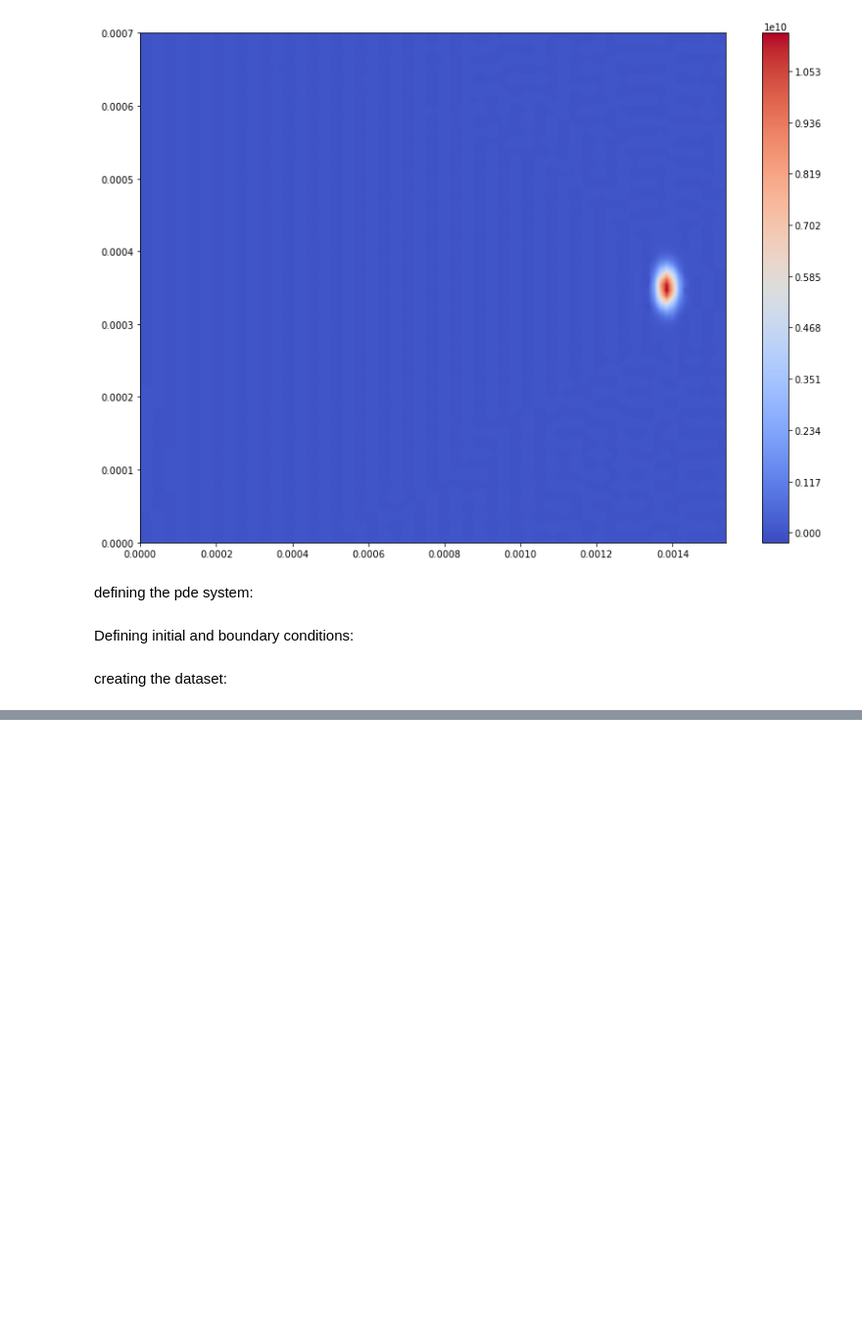
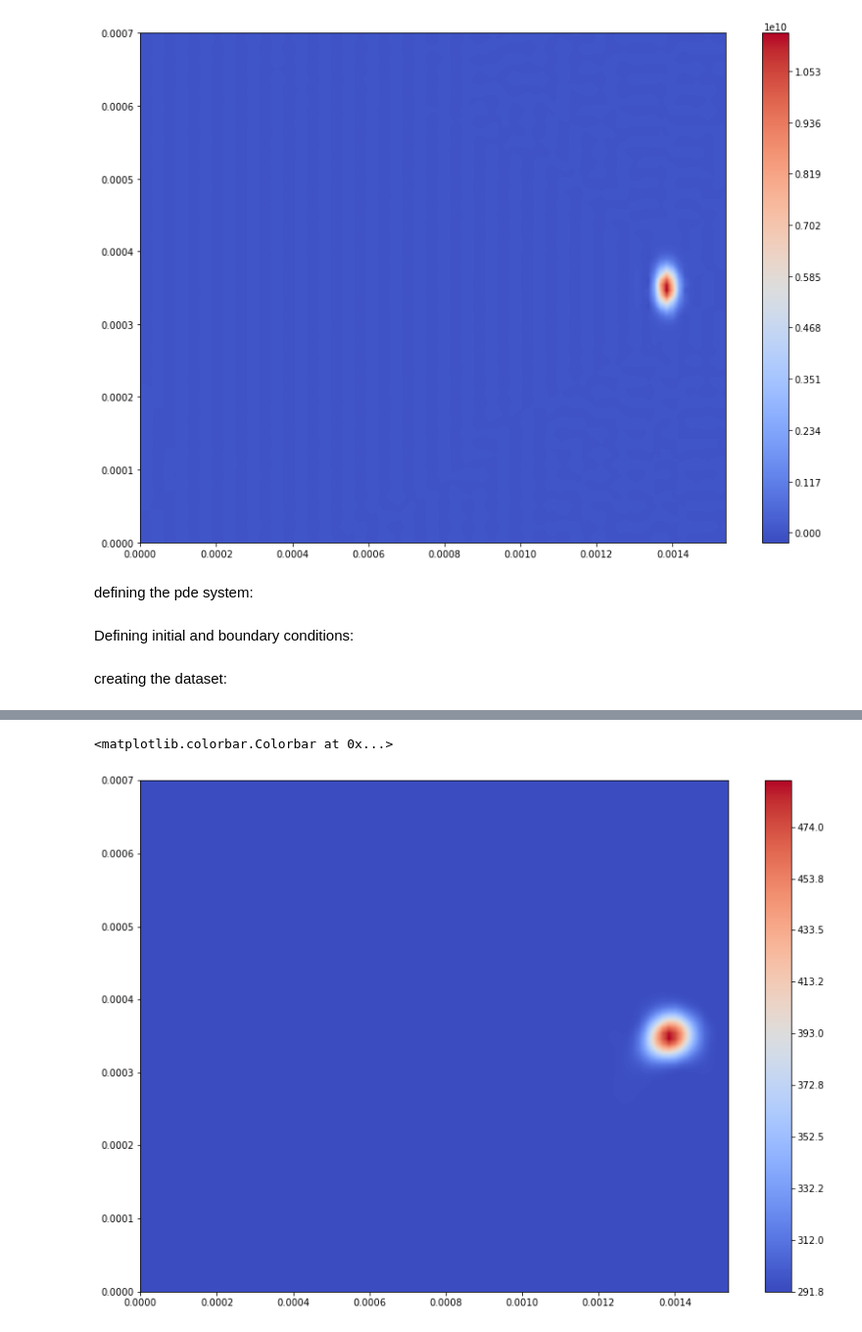
Before and after one commit to snilsn/pinn_slm, a Jupyter notebook: slm.ipynb, the cells around one changed output, grey strips where cells are left out. Shown at 98% size. Drawn from its saved outputs; the diff is of its cells as text; code cells hidden in the pictures; blank space fills up the shorter version.

```diff
--- a/slm.ipynb
+++ b/slm.ipynb
@@ -281,0 +320,18 @@ Step      Train loss                                  Test loss
+# %%
+x_lin = np.linspace(0, x)
+y_lin = np.linspace(0, y)
+xx, yy, zz, tt = np.meshgrid(x_lin, y_lin, [z], [t])
+X = np.vstack((np.ravel(xx), np.ravel(yy), np.ravel(zz), np.ravel(tt))).T
+
+Y = model.predict(X)
+
+xi = np.linspace(xx.min(), xx.max(), 100)
+yi = np.linspace(yy.min(), yy.max(), 100)
+data = griddata((np.ravel(xx), np.ravel(yy)), Y[:,0], (xi[None,:], yi[:,None]), method='cubic')
+
+plt.figure(figsize = (14, 10))
+plt.contourf(xi, yi, data, 1000, cmap=plt.cm.coolwarm, vmin = 273.15 + 20)
+plt.colorbar()
+# %% [output]
+<matplotlib.colorbar.Colorbar at 0x...>
+[figure, new version]
```
Also changed, not shown: parts of 17 cells of this notebook.
